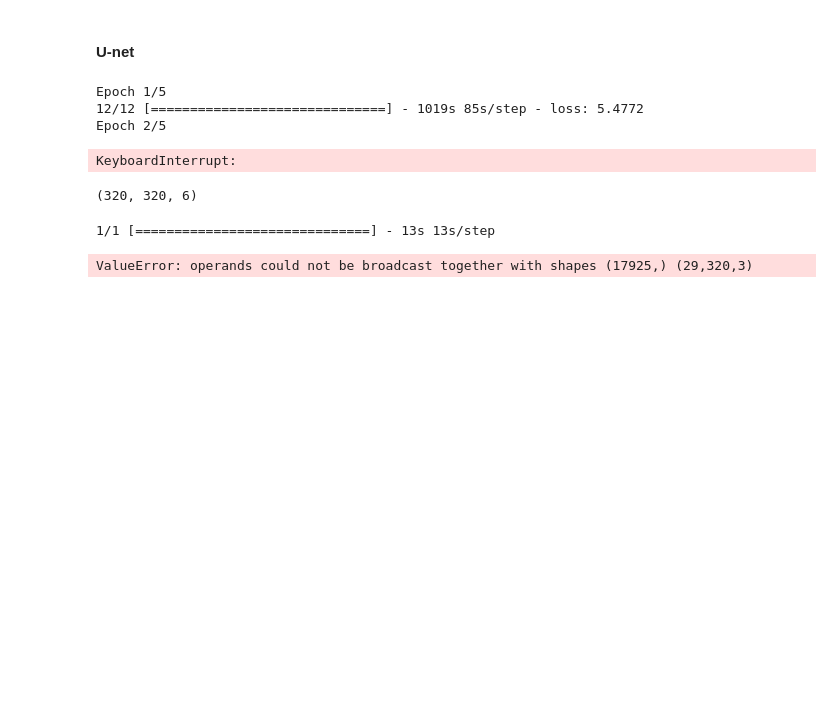
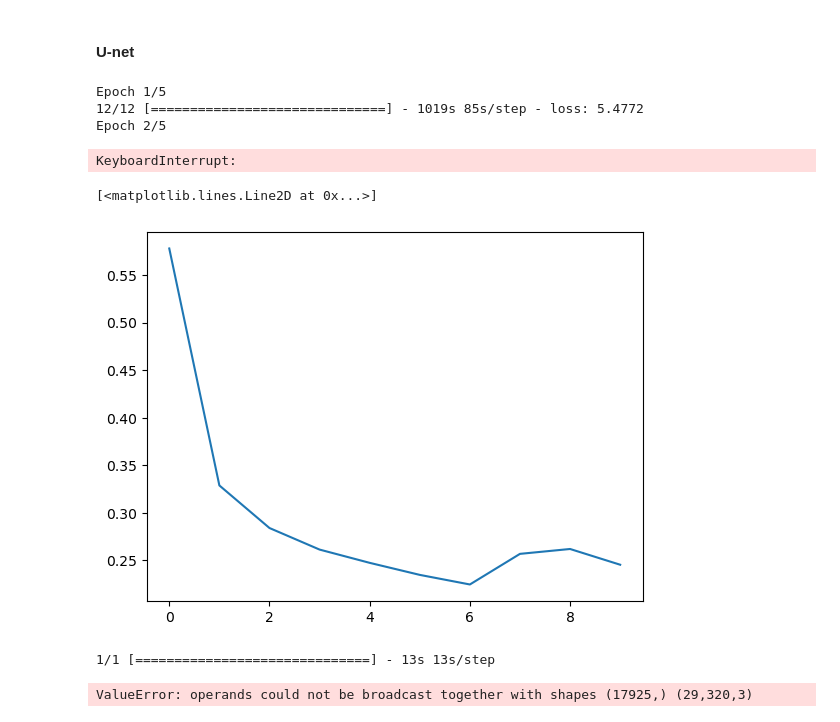
Before and after one commit to BinaLab/PINN_seaice, a Jupyter notebook: Read_data_CNN.ipynb, the cells around one changed output. Drawn from its saved outputs; the diff is of its cells as text; code cells hidden in the pictures; blank space fills up the shorter version.

```diff
--- a/Read_data_CNN.ipynb
+++ b/Read_data_CNN.ipynb
@@ -1056,6 +534,9 @@ INFO:tensorflow:Assets written to: ../model/conv2d_6_32_phy\assets
+# %%
+with open(data_path + '/train_entire_202102.pkl', 'rb') as file:
+    xx, yy, test_input, test_output = pickle.load(file)
 # %%
 # Cell type visualization -------------------------------
-ind = 5
+ind = 15
 
 pred = model.predict(test_input)
 sic = test_output[ind, :, :, 2]
@@ -1228,9 +709,10 @@ Epoch 1/5
 Epoch 2/5
 KeyboardInterrupt:
 # %%
-np.shape(conv_input[0])
+plt.plot(history.history['loss'])
 # %% [output]
-(320, 320, 6)
+[<matplotlib.lines.Line2D at 0x...>]
+[figure, added]
 # %%
 pred = model.predict(conv_input)
 
```
Also changed, not shown: parts of 25 cells of this notebook, 3 other files.
